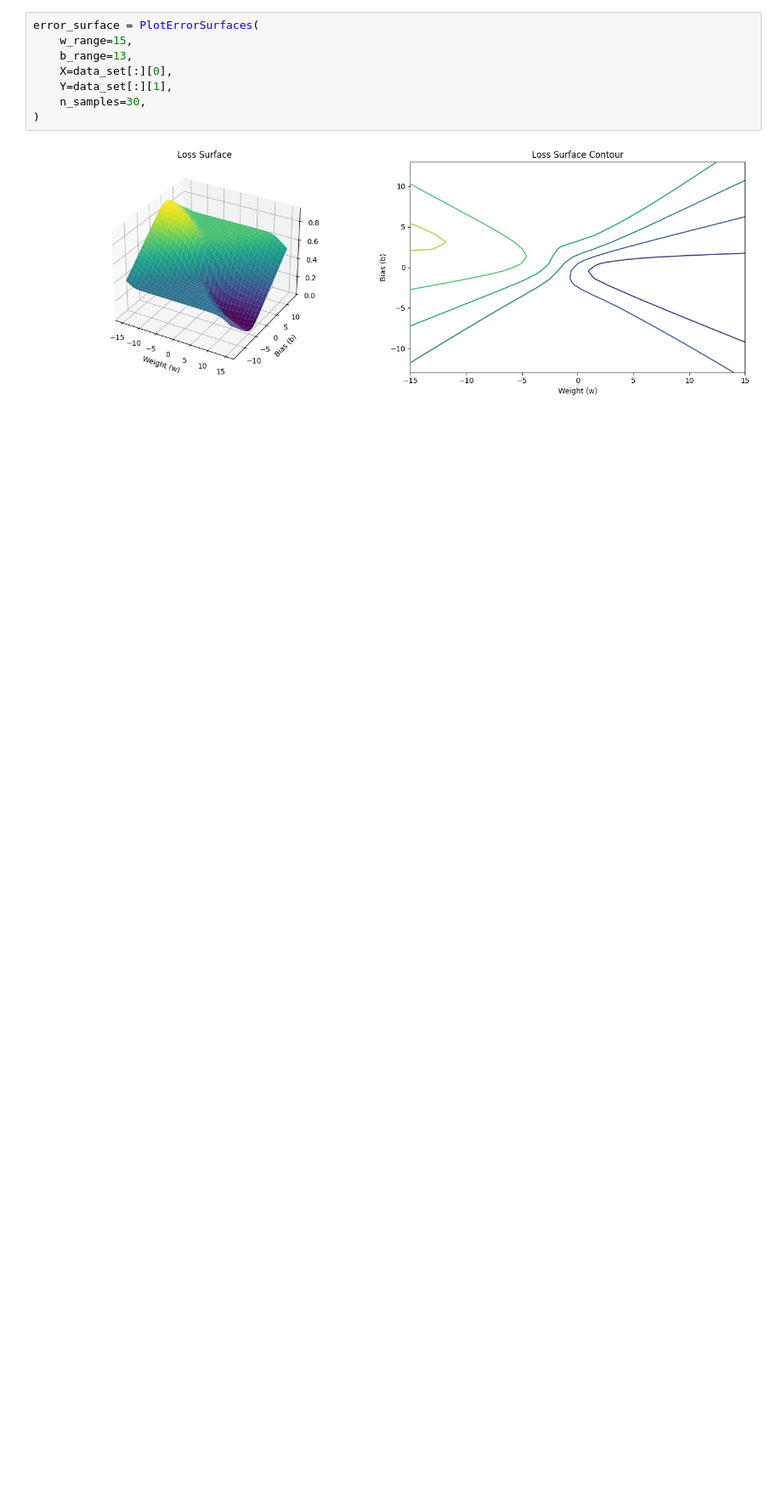
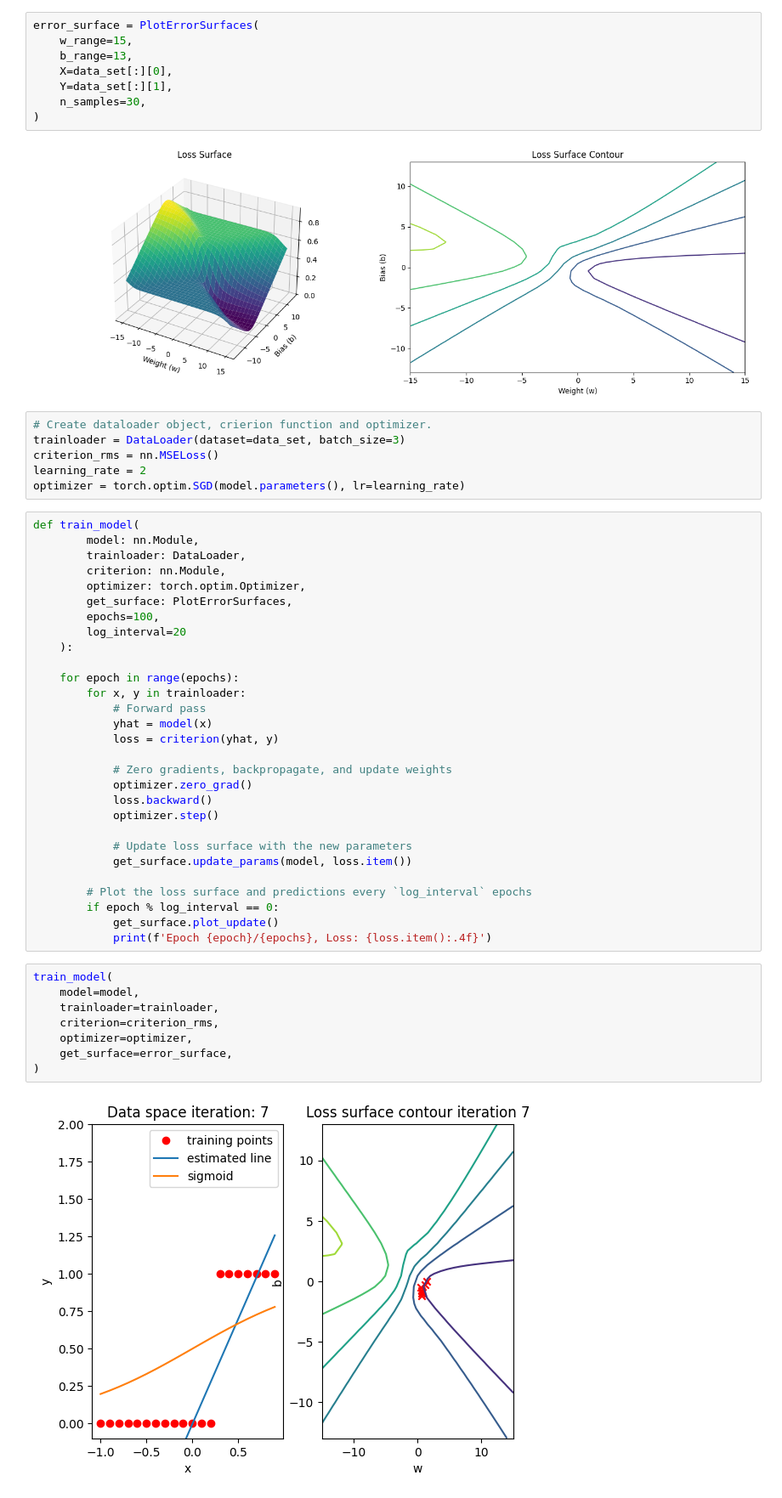
Before and after one commit to mahaoyu/coursera_pytorch_dl_intro, a Jupyter notebook: 01_logistic_regression.ipynb, the cells around one changed output. Shown: that part at 85% size. Cells and saved outputs as stored; diff of their text form; blank space fills up the shorter version.

```diff
--- a/01_logistic_regression.ipynb
+++ b/01_logistic_regression.ipynb
@@ -21,3 +34,48 @@ error_surface = PlotErrorSurfaces(
 )
 # %% [output]
 [figure]
+# %%
+# Create dataloader object, crierion function and optimizer.
+trainloader = DataLoader(dataset=data_set, batch_size=3)
+criterion_rms = nn.MSELoss()
+learning_rate = 2
+optimizer = torch.optim.SGD(model.parameters(), lr=learning_rate)
+# %%
+def train_model(
+        model: nn.Module,
+        trainloader: DataLoader,
+        criterion: nn.Module,
+        optimizer: torch.optim.Optimizer,
+        get_surface: PlotErrorSurfaces,
+        epochs=100,
+        log_interval=20
+    ):
+
+    for epoch in range(epochs):
+        for x, y in trainloader:
+            # Forward pass
+            yhat = model(x)
+            loss = criterion(yhat, y)
+
+            # Zero gradients, backpropagate, and update weights
+            optimizer.zero_grad()
+            loss.backward()
+            optimizer.step()
+
+            # Update loss surface with the new parameters
+            get_surface.update_params(model, loss.item())
+
+        # Plot the loss surface and predictions every `log_interval` epochs
+        if epoch % log_interval == 0:
+            get_surface.plot_update()
+            print(f'Epoch {epoch}/{epochs}, Loss: {loss.item():.4f}')
+# %%
+train_model(
+    model=model,
+    trainloader=trainloader,
+    criterion=criterion_rms,
+    optimizer=optimizer,
+    get_surface=error_surface,
+)
+# %% [output]
+[figure, added]
```
Also changed, not shown: parts of 5 cells of this notebook, 1 other file.
